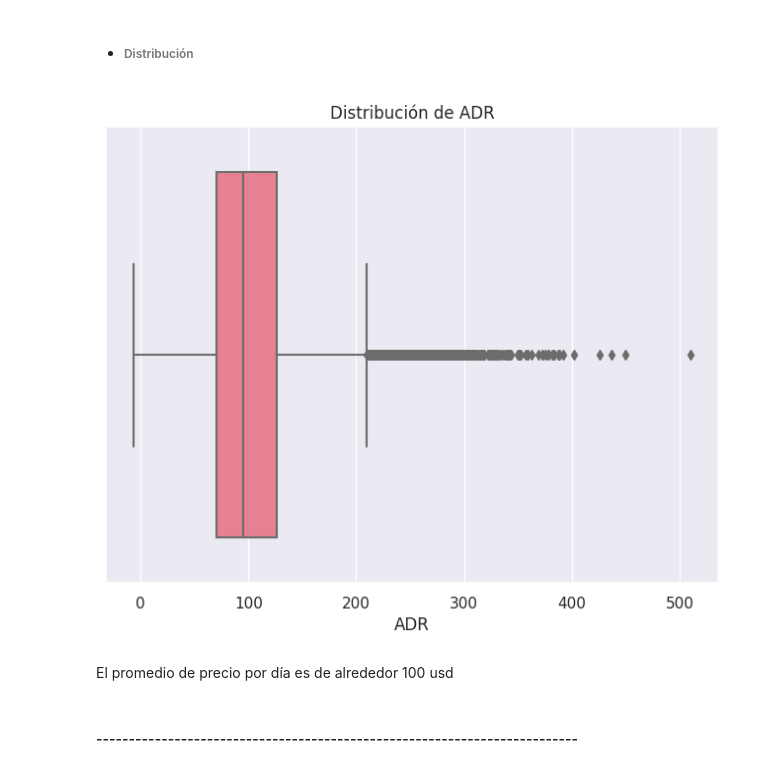
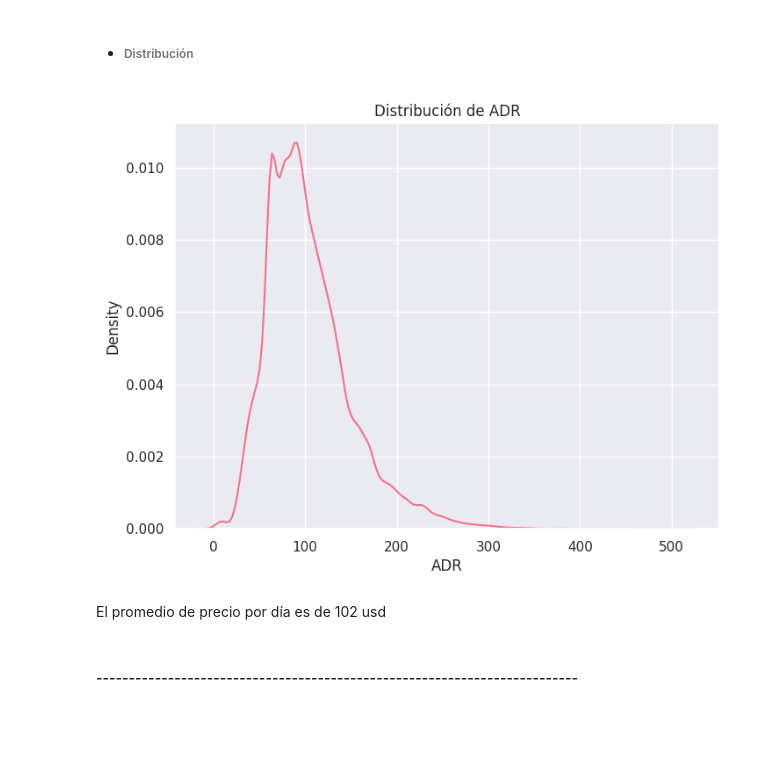
Before and after one commit to FrancoSecchi/7506R-1C2023-GRUPO02, a Jupyter notebook: 7506R_TP1_GRUPO02_CHP1_ENTREGA.ipynb, the cells around one changed output. Cells and saved outputs as stored; diff of their text form; code cells hidden in the pictures; blank space fills up the shorter version.

```diff
--- a/7506R_TP1_GRUPO02_CHP1_ENTREGA.ipynb
+++ b/7506R_TP1_GRUPO02_CHP1_ENTREGA.ipynb
@@ -1088,11 +1089,11 @@ Name: adr, dtype: float64
 # %% [markdown]
   - ###### Distribución
 # %%
-histplot = sns.boxplot(data = df_hotels_train, x = "adr").set(title = "Distribución de ADR", xlabel = "ADR")
+histplot = sns.kdeplot(data = df_hotels_train, x = "adr").set(title = "Distribución de ADR", xlabel = "ADR")
 # %% [output]
-[figure, old version]
+[figure, new version]
 # %% [markdown]
-El promedio de precio por día es de alrededor 100 usd
+El promedio de precio por día es de 102 usd
 # %% [markdown]
 #### --------------------------------------------------------------------------
 # %% [markdown]
```
Also changed, not shown: parts of 151 cells of this notebook.
